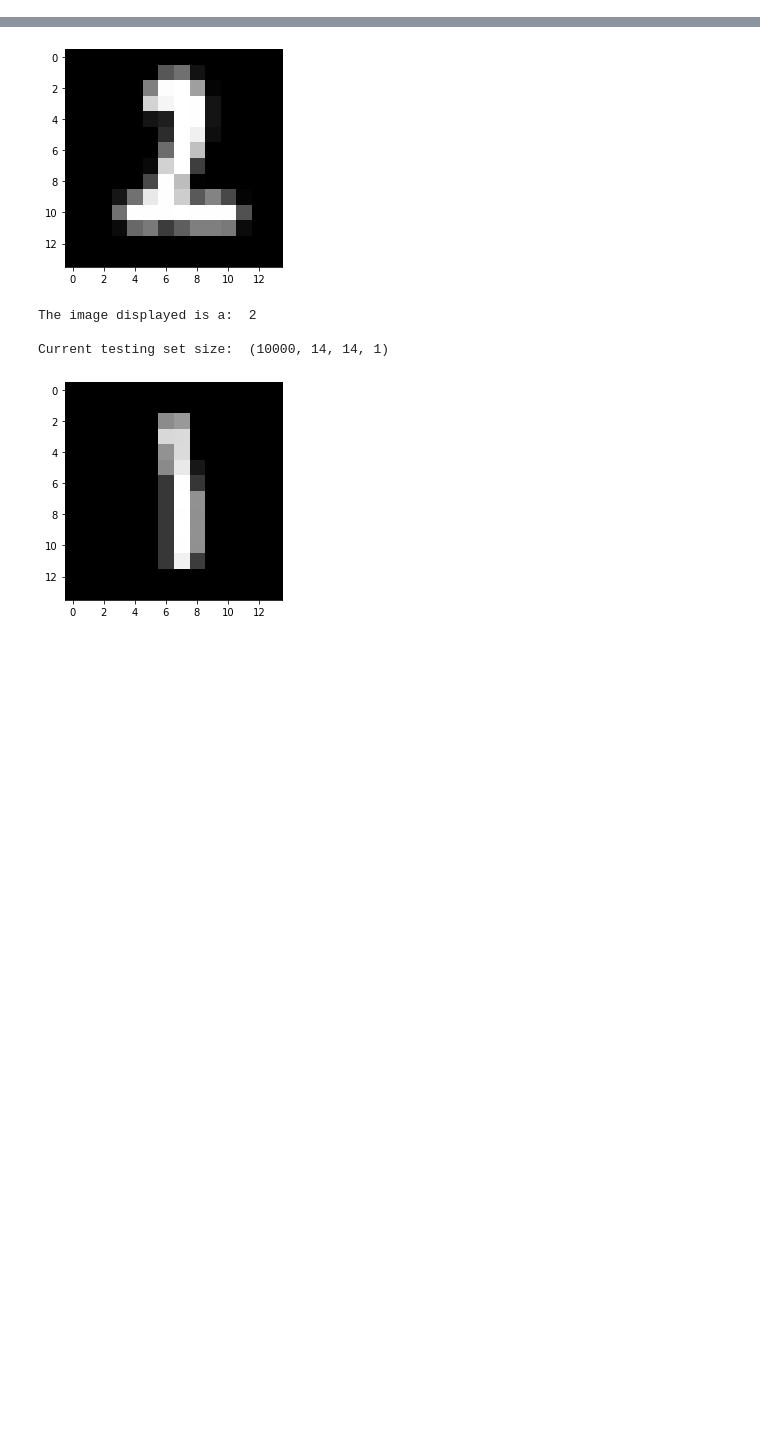
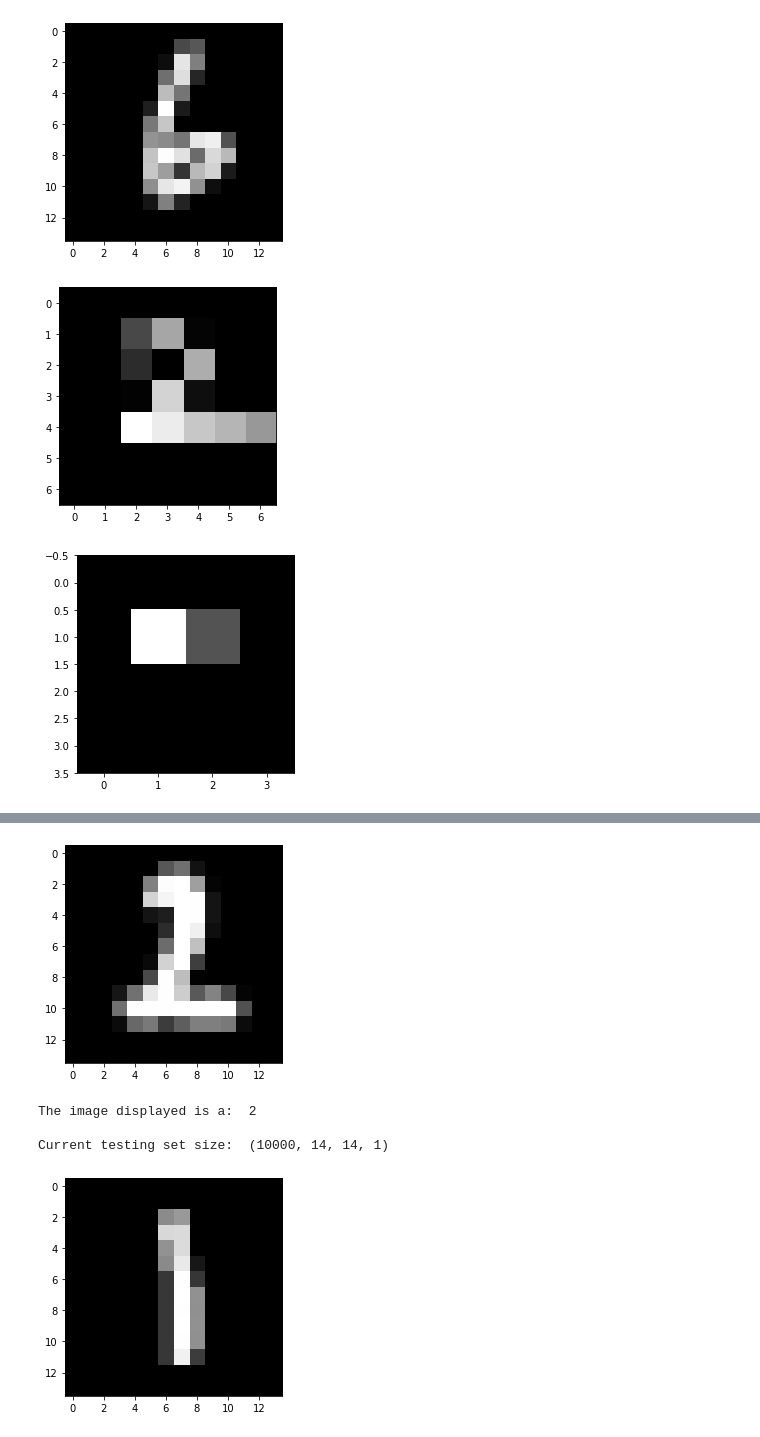
Before and after one commit to jornelasmunoz/UCM_Undergraduate_Research, a Jupyter notebook: notebooks/Display_MNIST_Dataset.ipynb, the cells around one changed output, grey strips where cells are left out. Saved outputs shown, nothing was run; the diff lists cells and outputs as text; code cells hidden in the pictures; blank space fills up the shorter version.

```diff
--- a/notebooks/Display_MNIST_Dataset.ipynb
+++ b/notebooks/Display_MNIST_Dataset.ipynb
@@ -4,3 +60,11 @@ import matplotlib.pyplot as plt
+# %%
+plt.imshow(data14[0], cmap='gray'); plt.show()
+plt.imshow(data7[0], cmap='gray'); plt.show()
+plt.imshow(data4[0], cmap='gray'); plt.show()
+# %% [output]
+[figure, added]
+[figure, added]
+[figure, added]
 # %%
 train_paths_X = ["./MNIST_Datasets/4x4/X_train_4.pickle", "./MNIST_Datasets/7x7/X_train_7.pickle", "./MNIST_Datasets/14x14/X_train_14.pickle", "./MNIST_Datasets/28x28/X_train_28.pickle"]
 test_paths_X = ["./MNIST_Datasets/4x4/X_test_4.pickle", "./MNIST_Datasets/7x7/X_test_7.pickle", "./MNIST_Datasets/14x14/X_test_14.pickle", "./MNIST_Datasets/28x28/X_test_28.pickle"]
```
Also changed, not shown: parts of 13 cells of this notebook.
